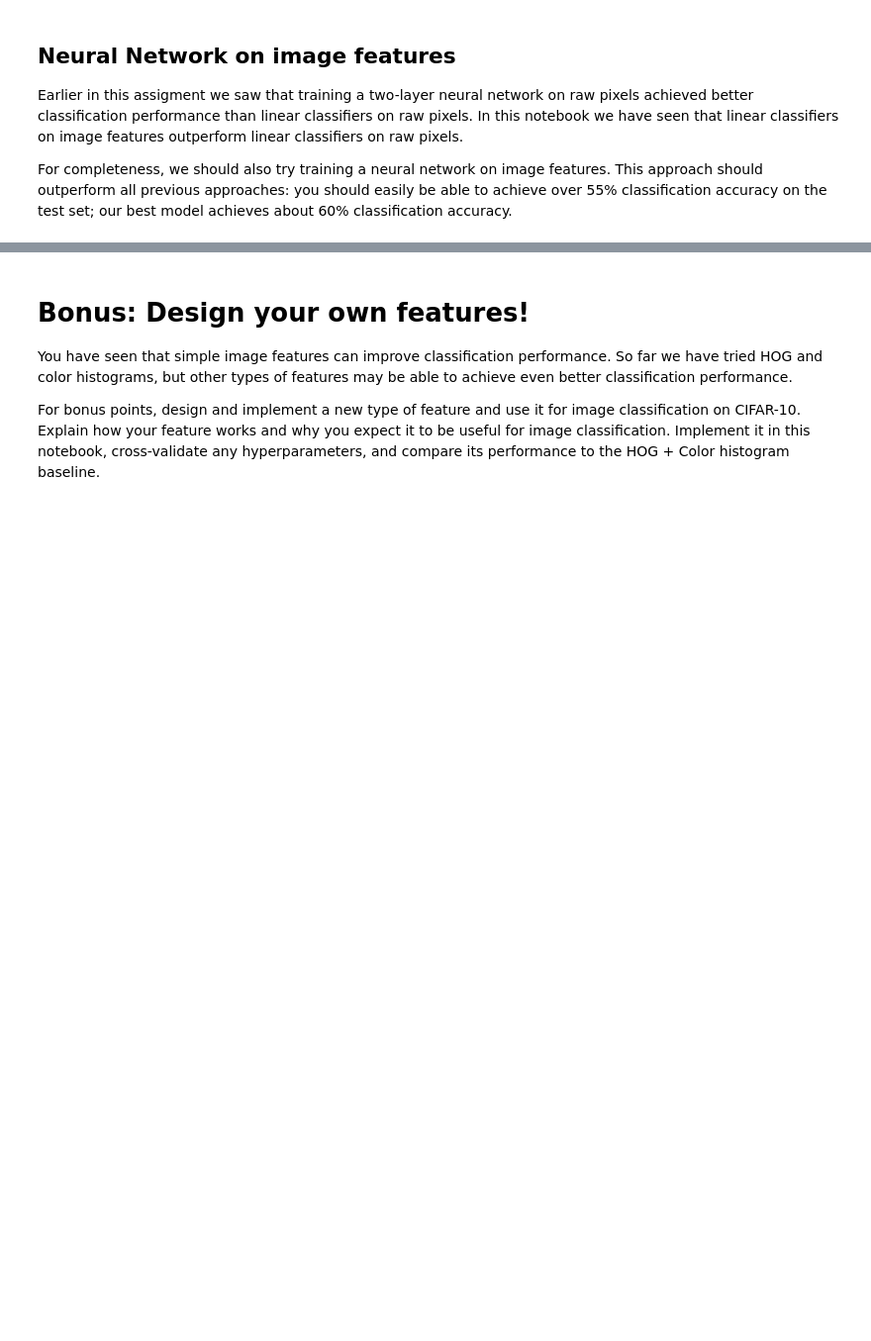
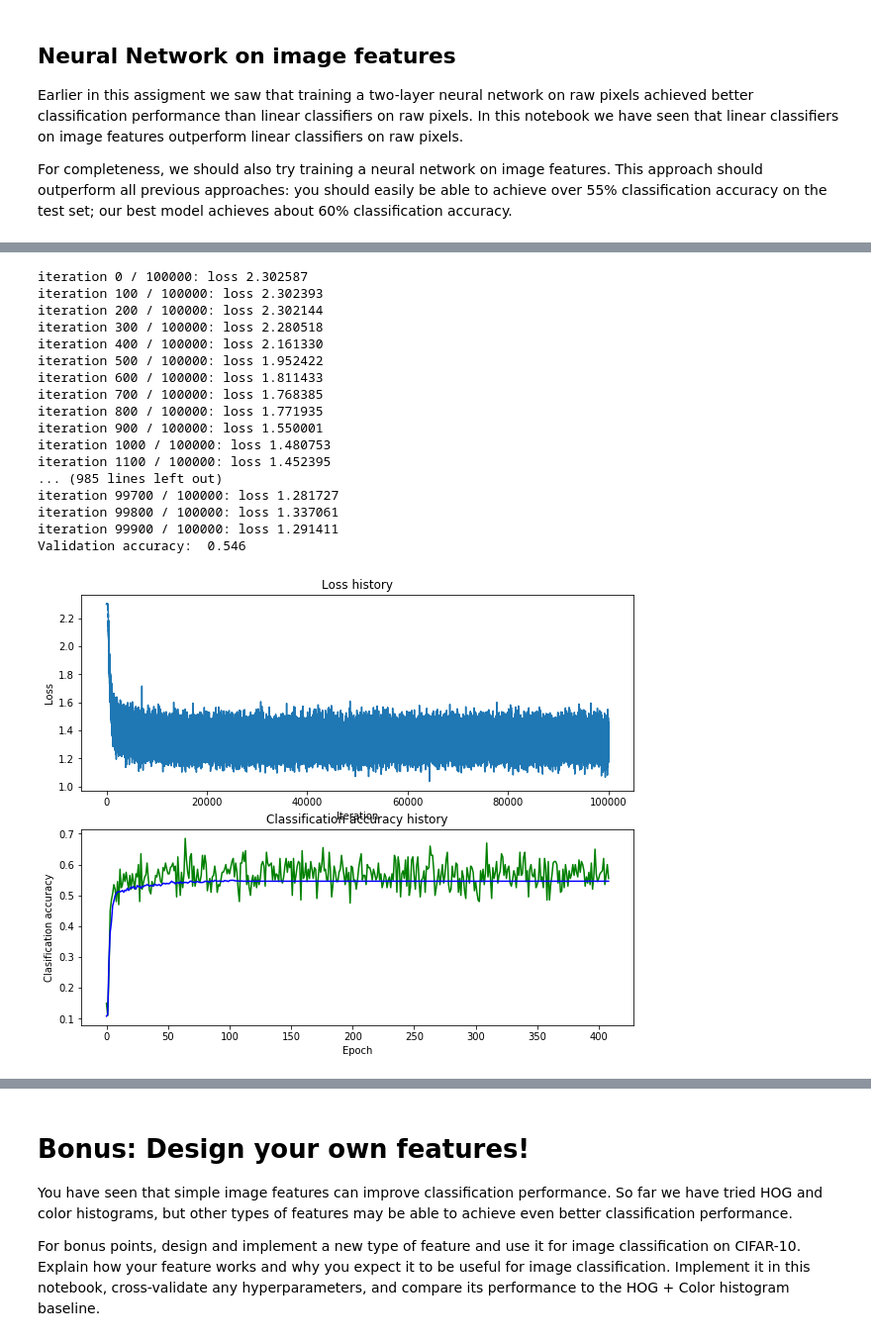
Before and after one commit to quinwu/cs231n, a Jupyter notebook: assignment1/features.ipynb, the cells around one changed output, grey strips where cells are left out. Shown at 99% size. Cells and saved outputs as stored; diff of their text form; code cells hidden in the pictures; blank space fills up the shorter version.

```diff
--- a/assignment1/features.ipynb
+++ b/assignment1/features.ipynb
@@ -182,22 +247,64 @@ print(X_train_feats.shape)
 # %%
 from cs231n.classifiers.neural_net import TwoLayerNet
 
 input_dim = X_train_feats.shape[1]
 hidden_dim = 500
 num_classes = 10
 
 net = TwoLayerNet(input_dim, hidden_dim, num_classes)
 best_net = None
 
 ################################################################################
 # TODO: Train a two-layer neural network on image features. You may want to    #
 # cross-validate various parameters as in previous sections. Store your best   #
 # model in the best_net variable.                                              #
 ################################################################################
-pass
+stats = net.train(X_train_feats,y_train,X_val_feats,y_val,num_iters = 100000,
+         batch_size = 200, learning_rate=5e-2,learning_rate_decay=0.95,reg=5e-3,verbose=True)
+
+y_val_pred = net.predict(X_val_feats)
+
+val_accuracy = np.mean(y_val_pred == y_val)
+
+print ('Validation accuracy: ', val_accuracy)
+
+# Plot the loss function and train / validation accuracies
+plt.subplot(2, 1, 1)
+plt.plot(stats['loss_history'])
+plt.title('Loss history')
+plt.xlabel('Iteration')
+plt.ylabel('Loss')
+
+plt.subplot(2, 1, 2)
+plt.plot(stats['train_acc_history'], label='train', color='g')
+plt.plot(stats['val_acc_history'], label='val', color='b')
+plt.title('Classification accuracy history')
+plt.xlabel('Epoch')
+plt.ylabel('Clasification accuracy')
+plt.show()
+
 ################################################################################
 #                              END OF YOUR CODE                                #
 ################################################################################
+# %% [output]
+iteration 0 / 100000: loss 2.302587
+iteration 100 / 100000: loss 2.302393
+iteration 200 / 100000: loss 2.302144
+iteration 300 / 100000: loss 2.280518
+iteration 400 / 100000: loss 2.161330
+iteration 500 / 100000: loss 1.952422
+iteration 600 / 100000: loss 1.811433
+iteration 700 / 100000: loss 1.768385
+iteration 800 / 100000: loss 1.771935
+iteration 900 / 100000: loss 1.550001
+iteration 1000 / 100000: loss 1.480753
+iteration 1100 / 100000: loss 1.452395
+... (985 lines left out)
+iteration 99700 / 100000: loss 1.281727
+iteration 99800 / 100000: loss 1.337061
+iteration 99900 / 100000: loss 1.291411
+Validation accuracy:  0.546
+[figure, added]
 # %%
 # Run your neural net classifier on the test set. You should be able to
 # get more than 55% accuracy.
```
Also changed, not shown: parts of 5 cells of this notebook.
